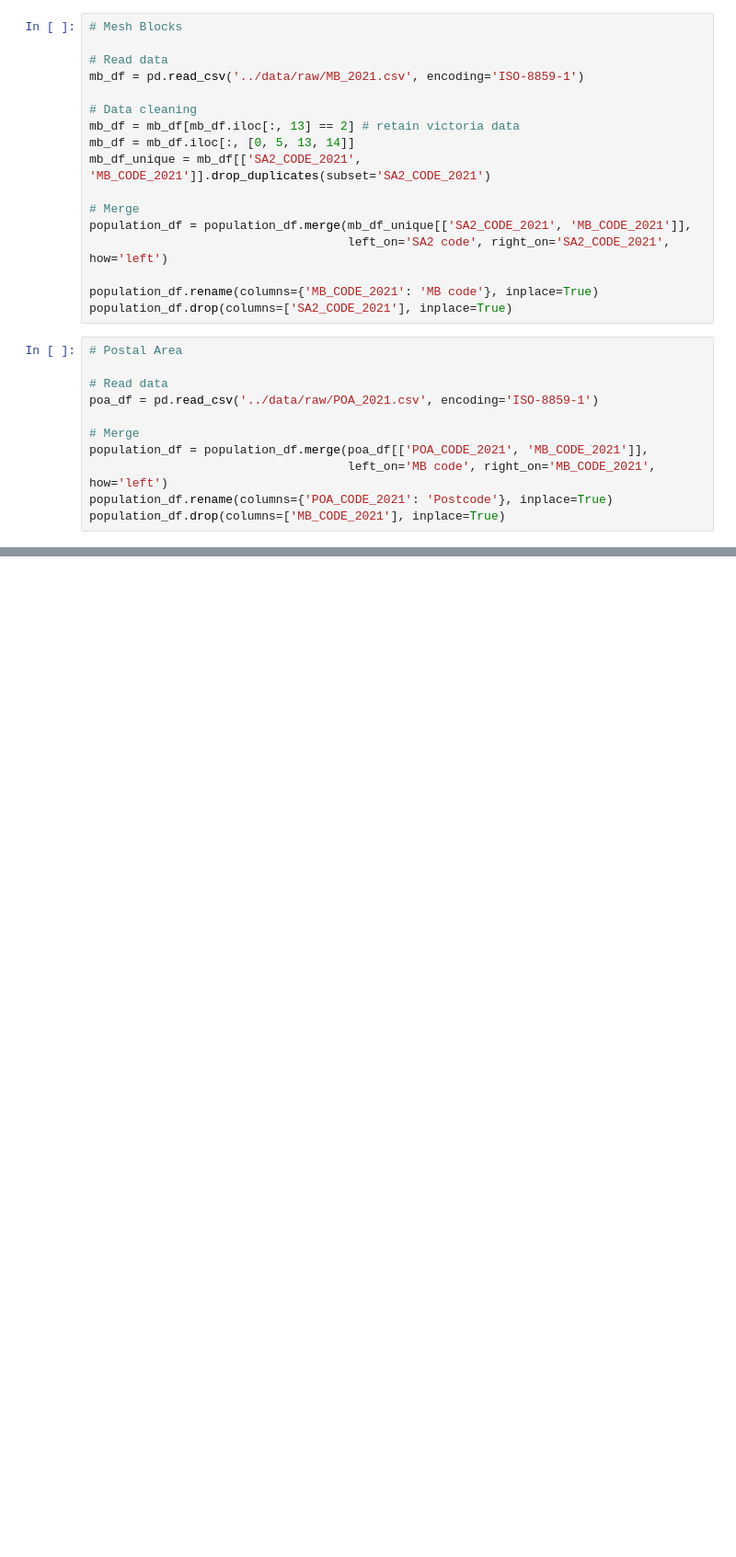
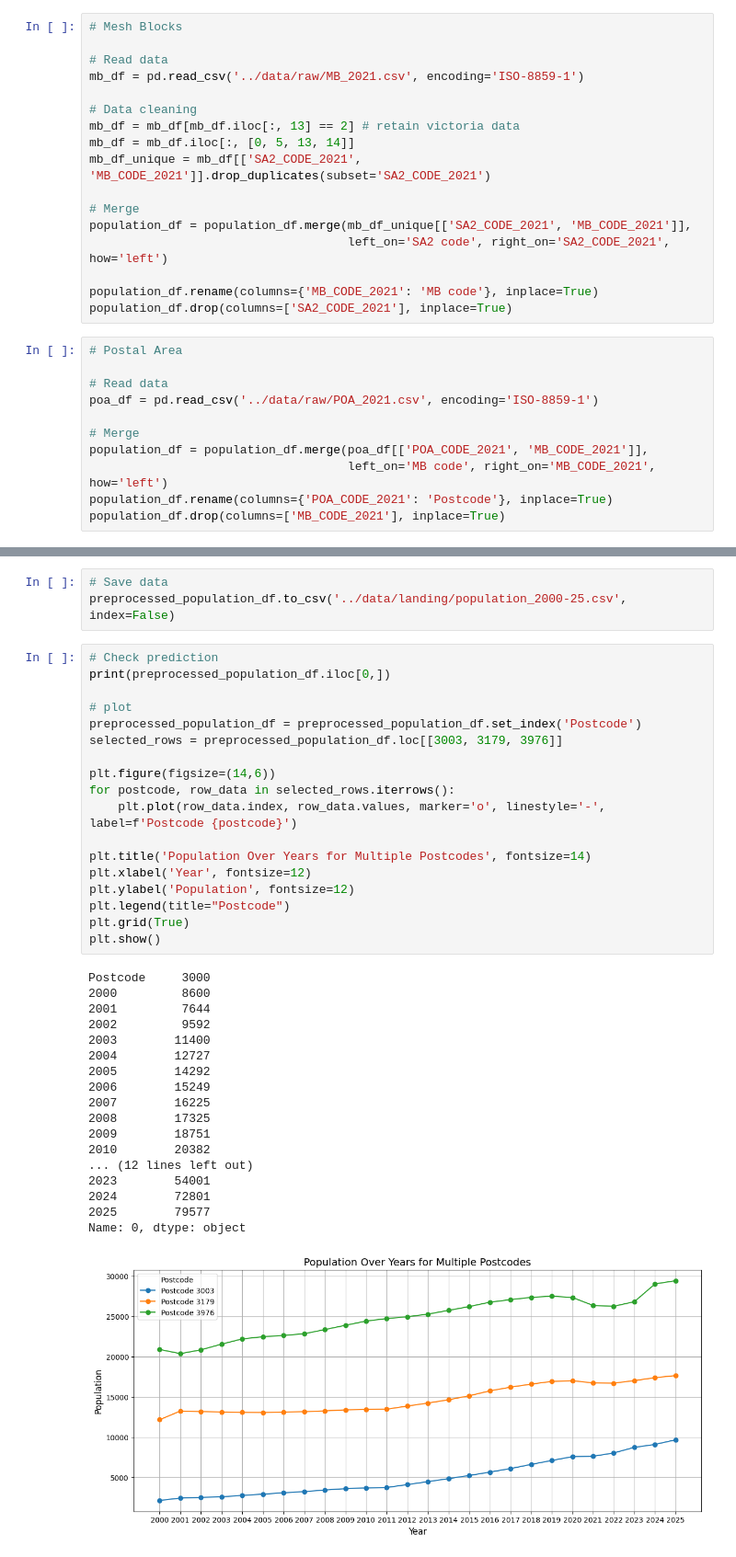
Before and after one commit to MAST30034-AppliedDataScience/project-2-group-real-estate-industry-project-16, a Jupyter notebook: notebooks/preprocess_population_2001-23.ipynb, the cells around one changed output, grey strips where cells are left out. Shown: that part at 92% size. Saved outputs shown, nothing was run; the diff lists cells and outputs as text; blank space fills up the shorter version.

```diff
--- a/notebooks/preprocess_population_2001-23.ipynb
+++ b/notebooks/preprocess_population_2001-23.ipynb
@@ -65,0 +195,40 @@ population_df.to_csv('../data/landing/prepro_population_2001-23.csv', index=Fals
+# %%
+# Save data
+preprocessed_population_df.to_csv('../data/landing/population_2000-25.csv', index=False)
+# %%
+# Check prediction
+print(preprocessed_population_df.iloc[0,])
+
+# plot
+preprocessed_population_df = preprocessed_population_df.set_index('Postcode')
+selected_rows = preprocessed_population_df.loc[[3003, 3179, 3976]]
+
+plt.figure(figsize=(14,6))
+for postcode, row_data in selected_rows.iterrows():
+    plt.plot(row_data.index, row_data.values, marker='o', linestyle='-', label=f'Postcode {postcode}')
+
+plt.title('Population Over Years for Multiple Postcodes', fontsize=14)
+plt.xlabel('Year', fontsize=12)
+plt.ylabel('Population', fontsize=12)
+plt.legend(title="Postcode")
+plt.grid(True)
+plt.show()
+# %% [output]
+Postcode     3000
+2000         8600
+2001         7644
+2002         9592
+2003        11400
+2004        12727
+2005        14292
+2006        15249
+2007        16225
+2008        17325
+2009        18751
+2010        20382
+... (12 lines left out)
+2023        54001
+2024        72801
+2025        79577
+Name: 0, dtype: object
+[figure, added]
```
Also changed, not shown: parts of 7 cells of this notebook, 2 other files.
